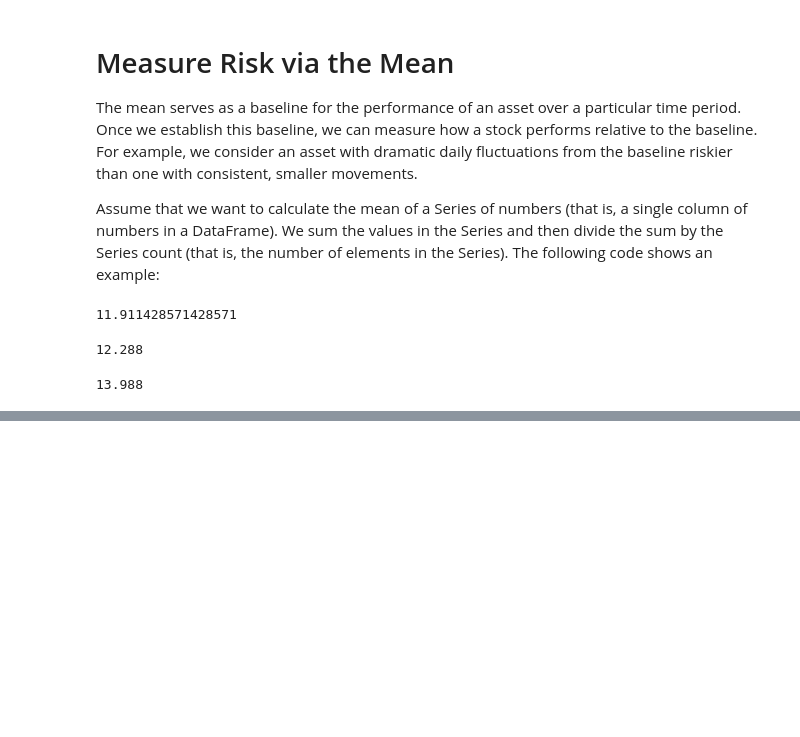
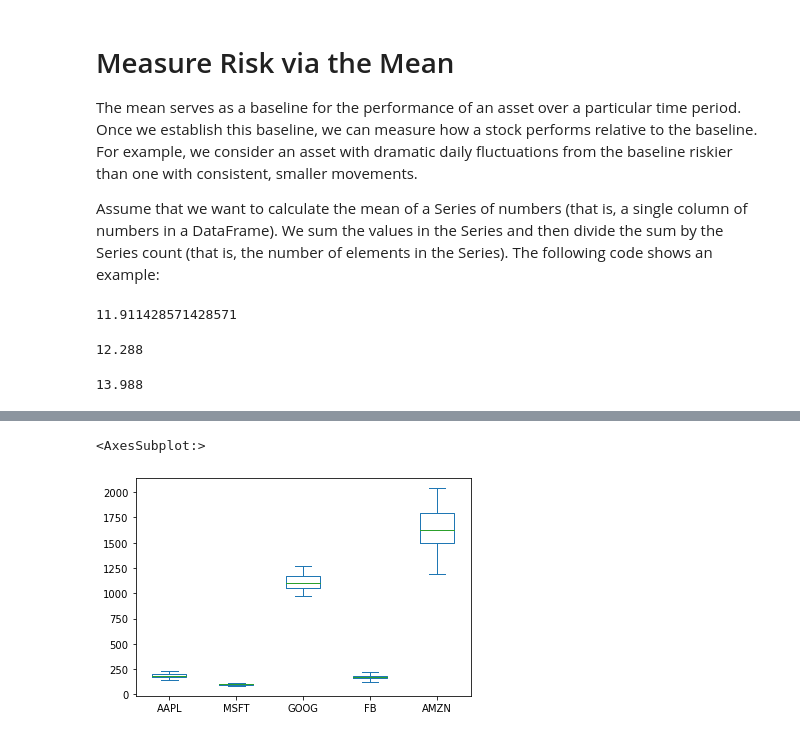
Before and after one commit to carlosmpr/fintech, a Jupyter notebook: module4/Module4.ipynb, the cells around one changed output, grey strips where cells are left out. Drawn from its saved outputs; the diff is of its cells as text; code cells hidden in the pictures; blank space fills up the shorter version.

```diff
--- a/module4/Module4.ipynb
+++ b/module4/Module4.ipynb
@@ -296,0 +303,3 @@ A small standard deviation indicates that the daily return values of the asset d
+# %%
+tech_stocks_df = pd.read_csv("./tech_stocks_closing_value_2018.csv", index_col="Date", parse_dates=True, infer_datetime_format=True)
+tech_stocks_df.head()
@@ -296,0 +415,6 @@ A small standard deviation indicates that the daily return values of the asset d
+# %%
+# Plot box plot
+tech_stocks_df.plot.box()
+# %% [output]
+<AxesSubplot:>
+[figure, added]
```
Also changed, not shown: parts of 28 cells of this notebook, 4 other files.
